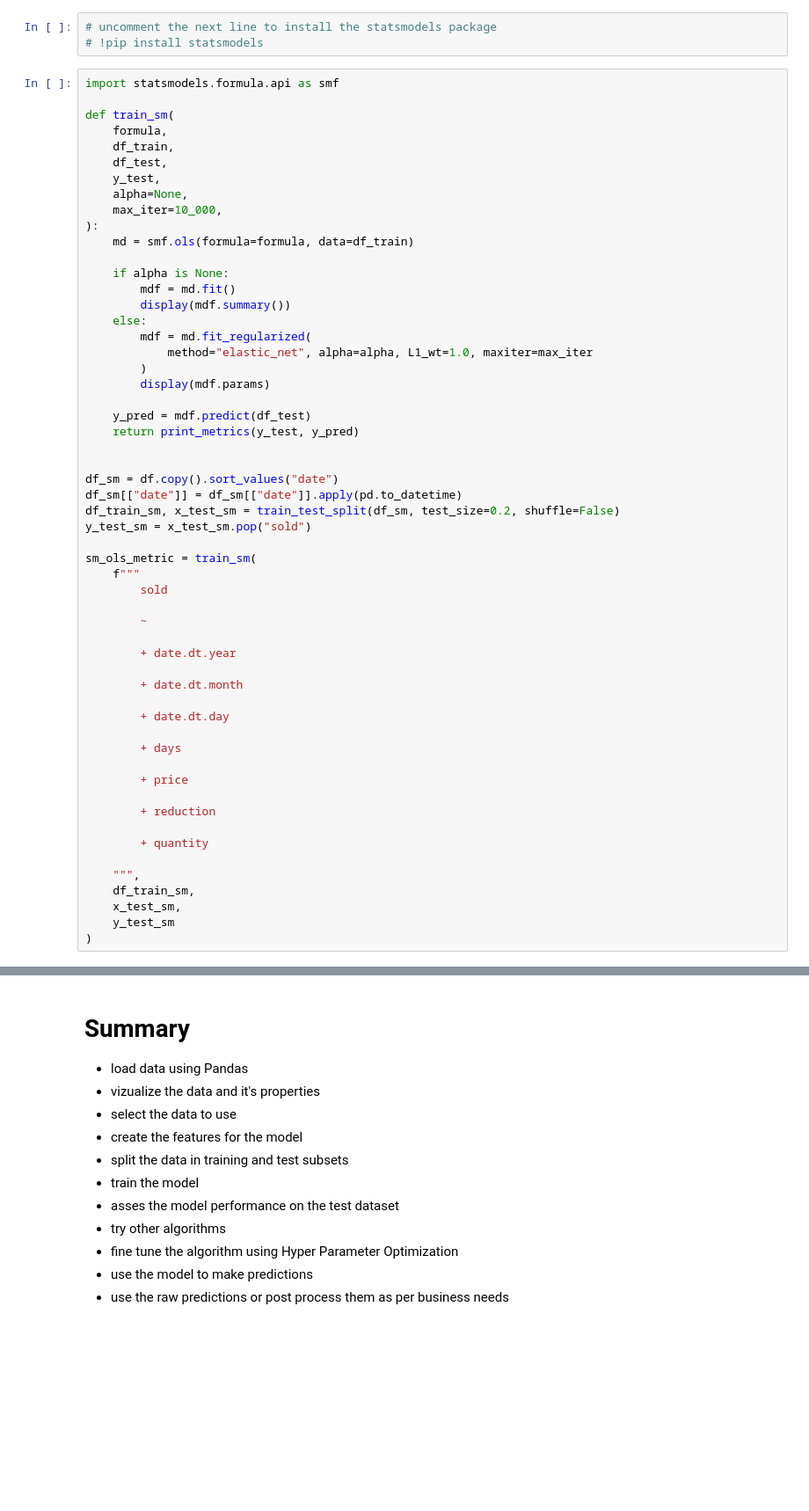
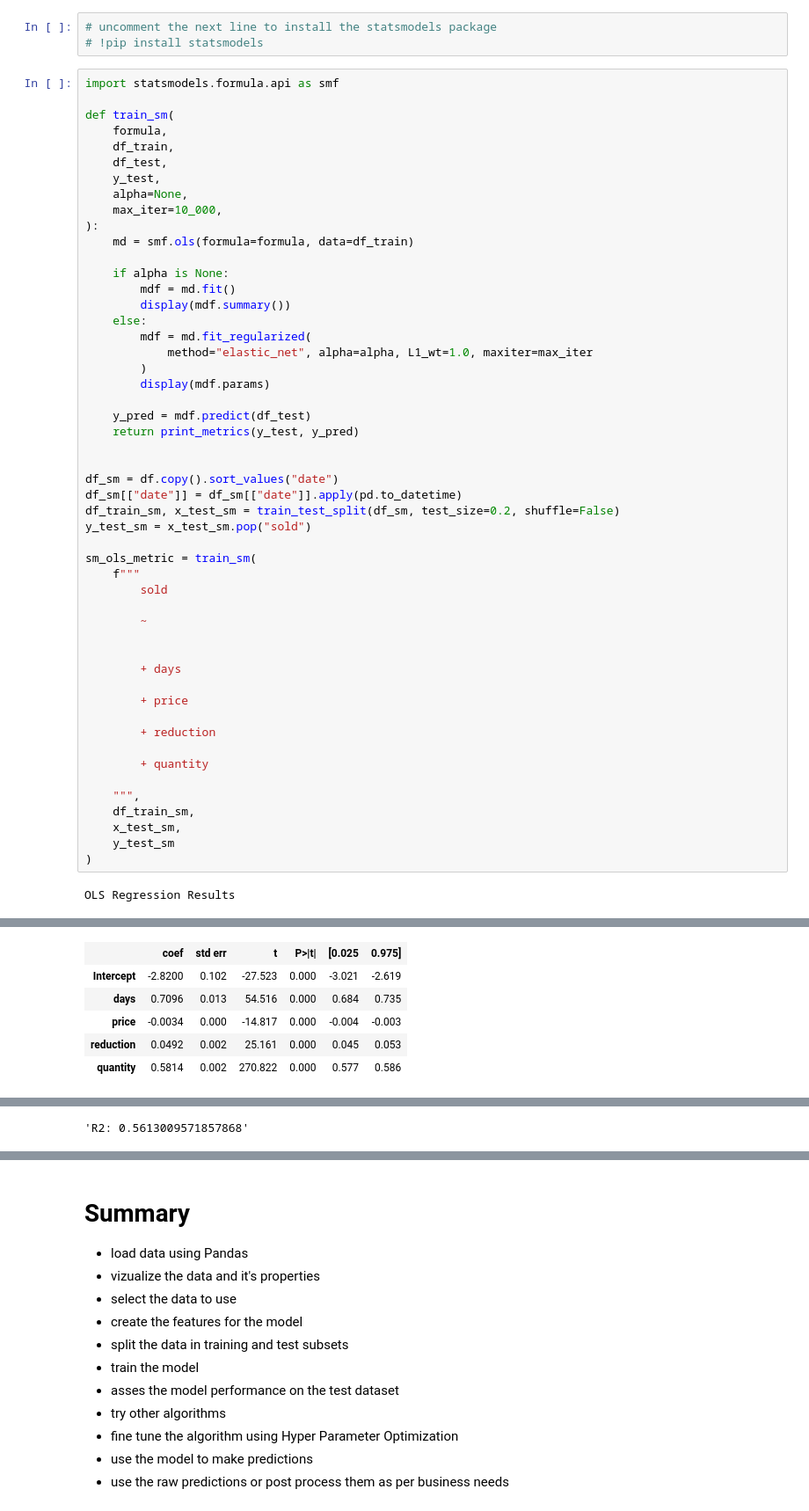
Before and after one commit to datagridsoftware/practical-ml, a Jupyter notebook: notebooks/markdown/markdown.ipynb, the cells around one changed output, grey strips where cells are left out. Shown at 88% size. Cells and saved outputs as stored; diff of their text form; blank space fills up the shorter version.

```diff
--- a/notebooks/markdown/markdown.ipynb
+++ b/notebooks/markdown/markdown.ipynb
@@ -603,11 +816,6 @@ sm_ols_metric = train_sm(
 
         ~
 
-        + date.dt.year
-
-        + date.dt.month
-
-        + date.dt.day
 
         + days
 
@@ -622,3 +830,5 @@ sm_ols_metric = train_sm(
     x_test_sm,
     y_test_sm
 )
+# %% [output]
+OLS Regression Results
@@ -624,0 +844,6 @@ sm_ols_metric = train_sm(
+|  | coef | std err | t | P>|t| | [0.025 | 0.975] |
+| Intercept | -2.8200 | 0.102 | -27.523 | 0.000 | -3.021 | -2.619 |
+| days | 0.7096 | 0.013 | 54.516 | 0.000 | 0.684 | 0.735 |
+| price | -0.0034 | 0.000 | -14.817 | 0.000 | -0.004 | -0.003 |
+| reduction | 0.0492 | 0.002 | 25.161 | 0.000 | 0.045 | 0.053 |
+| quantity | 0.5814 | 0.002 | 270.822 | 0.000 | 0.577 | 0.586 |
@@ -624,0 +856 @@ sm_ols_metric = train_sm(
+'R2: 0.5613009571857868'
```
Also changed, not shown: parts of 38 cells of this notebook, 1 other file.
